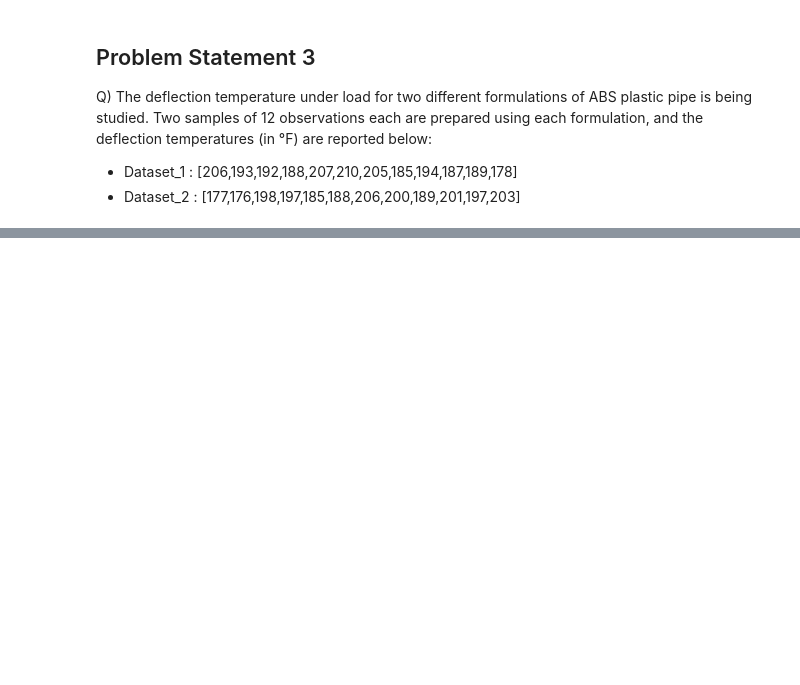
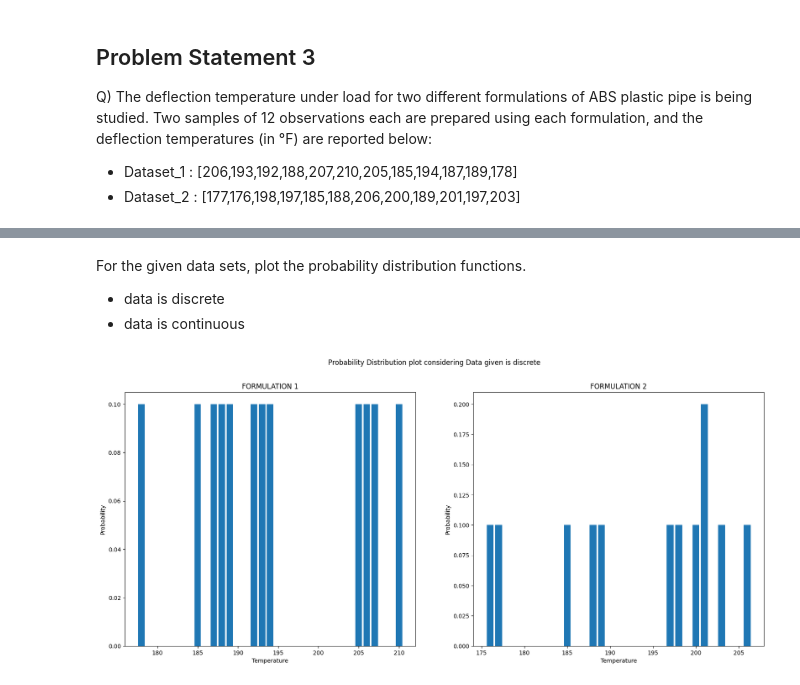
Before and after one commit to kanadsen/ME_794, a Jupyter notebook: ASSIGNMENT 1.ipynb, the cells around one changed output, grey strips where cells are left out. Cells and saved outputs as stored; diff of their text form; code cells hidden in the pictures; blank space fills up the shorter version.

```diff
--- a/ASSIGNMENT 1.ipynb
+++ b/ASSIGNMENT 1.ipynb
@@ -69,0 +99,43 @@ plt.show()
+# %% [markdown]
+For the given data sets, plot the probability distribution functions.
+- data is discrete
+- data is continuous
+# %%
+# If data is discrete
+def frequencies(values): # Function to store frequencies
+    frequencies = {} # Create dictionary
+    for v in values:
+        if v in frequencies:
+            frequencies[v] += 1
+        else:
+            frequencies[v] = 1
+    return frequencies
+
+def probabilities(data, freqs): #Convert frequencies into probabilities
+    probs = []
+    for k,v in freqs.items():
+        probs.append(round(v/len(data),1))
+    return probs
+# For Formulation_1
+freq1 = frequencies(Dataset_1)
+prob1 = probabilities(Dataset_1, freq1)
+# For formulation_2
+freq2 = frequencies(Dataset_2)
+prob2 = probabilities(Dataset_2, freq2)
+#Plotting
+plt.figure(figsize=(20,8))
+plt.suptitle("Probability Distribution plot considering Data given is discrete")
+plt.subplot(1,    2,       1)
+plt.title("FORMULATION 1")
+plt.bar(list(set(Dataset_1)),prob1)
+plt.ylabel("Probability")
+plt.xlabel("Temperature")
+# create the second panel and set current axis
+plt.subplot(1,2, 2)
+plt.title("FORMULATION 2")
+plt.bar(list(set(Dataset_2)),prob2)
+plt.ylabel("Probability")
+plt.xlabel("Temperature")
+plt.show()
+# %% [output]
+[figure, added]
```
Also changed, not shown: parts of 8 cells of this notebook.
